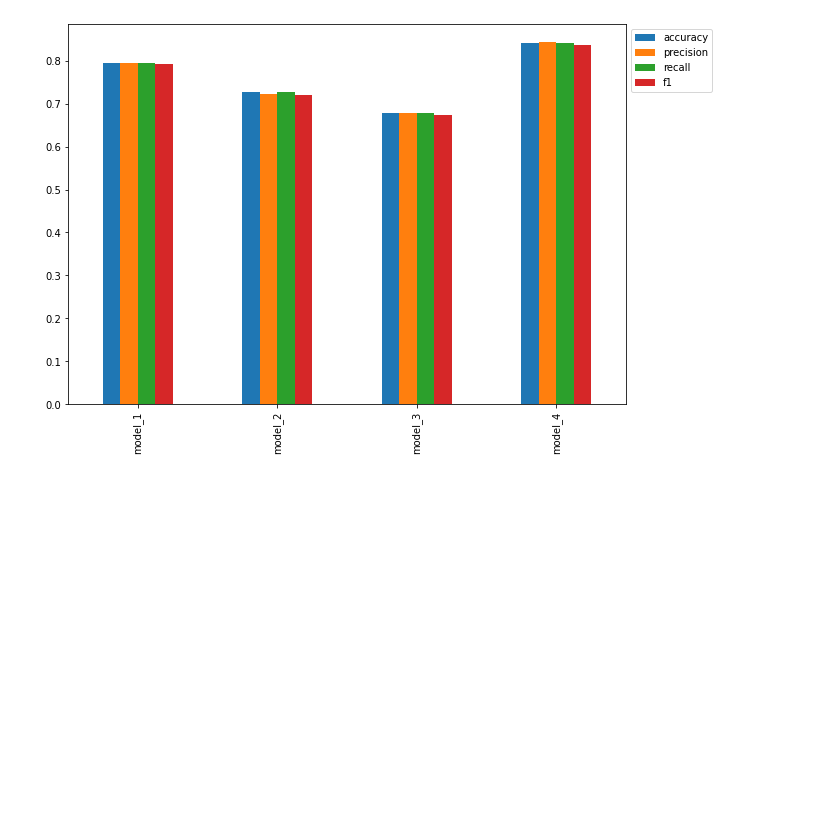
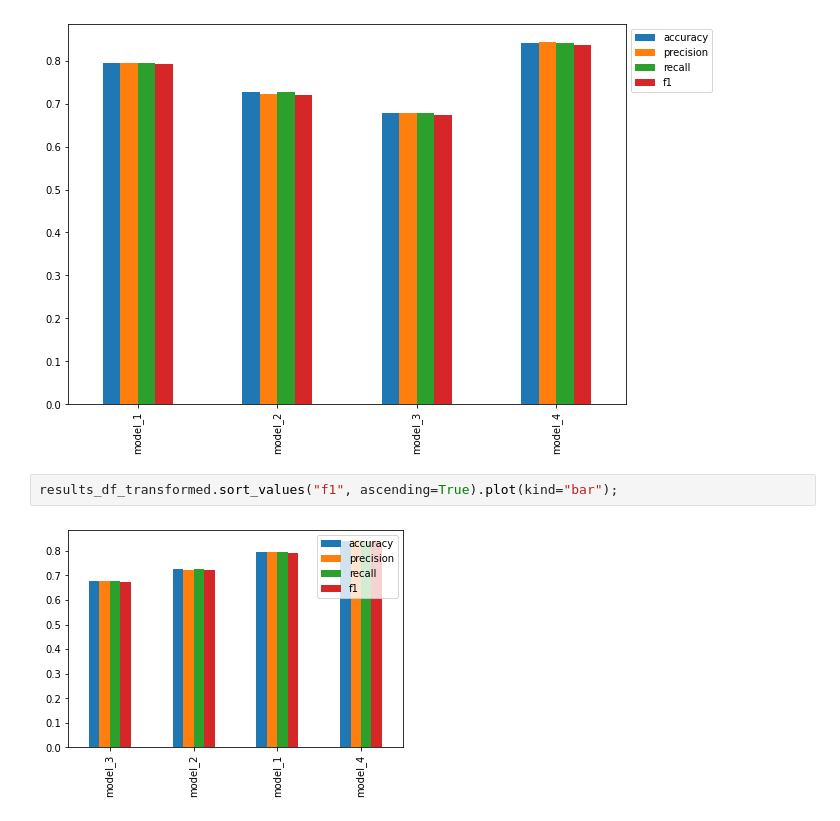
Before and after one commit to AmirGhnbr/PubMed_200k_RCT, a Jupyter notebook: PubMed_200k_RCT.ipynb, the cells around one changed output. Cells and saved outputs as stored; diff of their text form; blank space fills up the shorter version.

Commit message:
plot ascending

```diff
--- a/PubMed_200k_RCT.ipynb
+++ b/PubMed_200k_RCT.ipynb
@@ -1076,3 +1076,7 @@ results_df_transformed
 results_df_transformed.plot(kind="bar", figsize=(10,7)).legend(bbox_to_anchor=(1.0,1.0));
 # %% [output]
 [figure]
+# %%
+results_df_transformed.sort_values("f1", ascending=True).plot(kind="bar");
+# %% [output]
+[figure, added]
```
